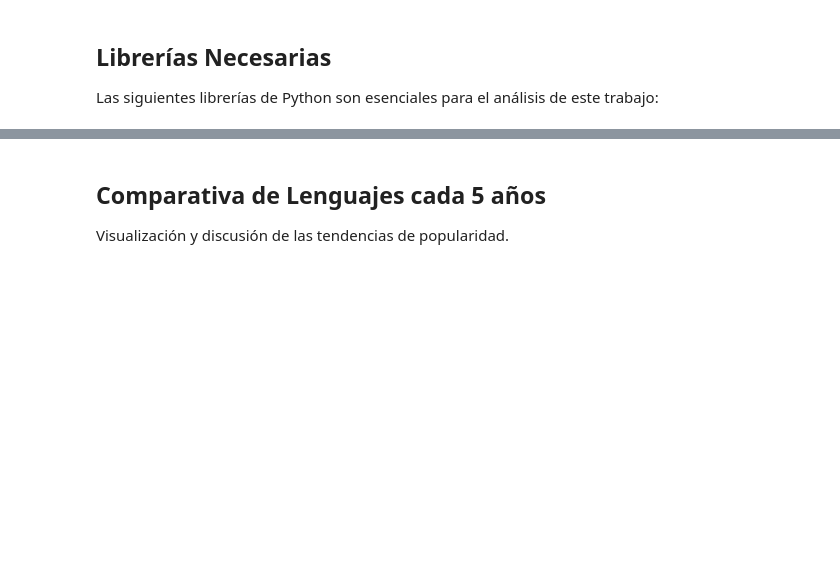
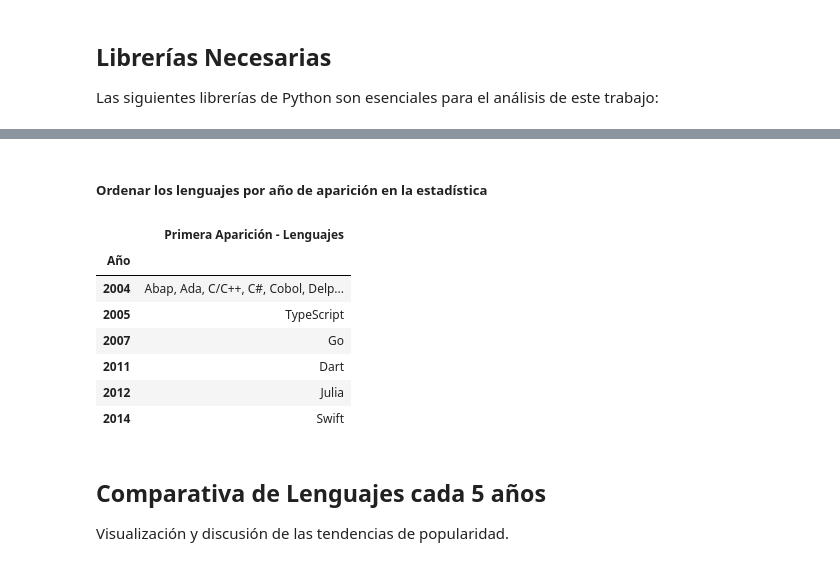
Before and after one commit to JFSS20000/01MIAR04, a Jupyter notebook: 01MIAR04_ACT_Dataset_Sarmiento_Sarmiento_Jose_Fernando.ipynb, the cells around one changed output, grey strips where cells are left out. Cells and saved outputs as stored; diff of their text form; code cells hidden in the pictures; blank space fills up the shorter version.

```diff
--- a/01MIAR04_ACT_Dataset_Sarmiento_Sarmiento_Jose_Fernando.ipynb
+++ b/01MIAR04_ACT_Dataset_Sarmiento_Sarmiento_Jose_Fernando.ipynb
@@ -54,3 +137,30 @@ Esta sección presenta el resumen de las métricas clave y la exploración de da
+# %% [markdown]
+##### Ordenar los lenguajes por año de aparición en la estadística
+# %%
+# Usar solo el año de la columna  'Primera Aparición'
+df_primera_aparicion['Year'] = df_primera_aparicion['Primera Aparición'].str.extract(r'(\d{4})')
+
+# Agrupar por año y colocar el nombre de cada lenguaje separado por comas
+lenguages_por_anio = df_primera_aparicion.groupby('Year').agg({
+    'Primera Aparición': lambda x: ', '.join(x.index)
+})
+
+# Cambiar el nombre de los encabezados
+lenguages_por_anio.rename(columns={'Primera Aparición': 'Primera Aparición - Lenguajes'}, inplace=True)
+lenguages_por_anio.index.name = 'Año' # Rename the index
+
+# Mostrar los resultados
+pd.set_option('display.max_colwidth', None)
+display(lenguages_por_anio)
+# %% [output]
+|  | Primera Aparición - Lenguajes |
+| Año |  |
+| 2004 | Abap, Ada, C/C++, C#, Cobol, Delp... |
+| 2005 | TypeScript |
+| 2007 | Go |
+| 2011 | Dart |
+| 2012 | Julia |
+| 2014 | Swift |
 # %% [markdown]
 ## Comparativa de Lenguajes cada 5 años
 Visualización y discusión de las tendencias de popularidad.
```
Also changed, not shown: parts of 11 cells of this notebook.
